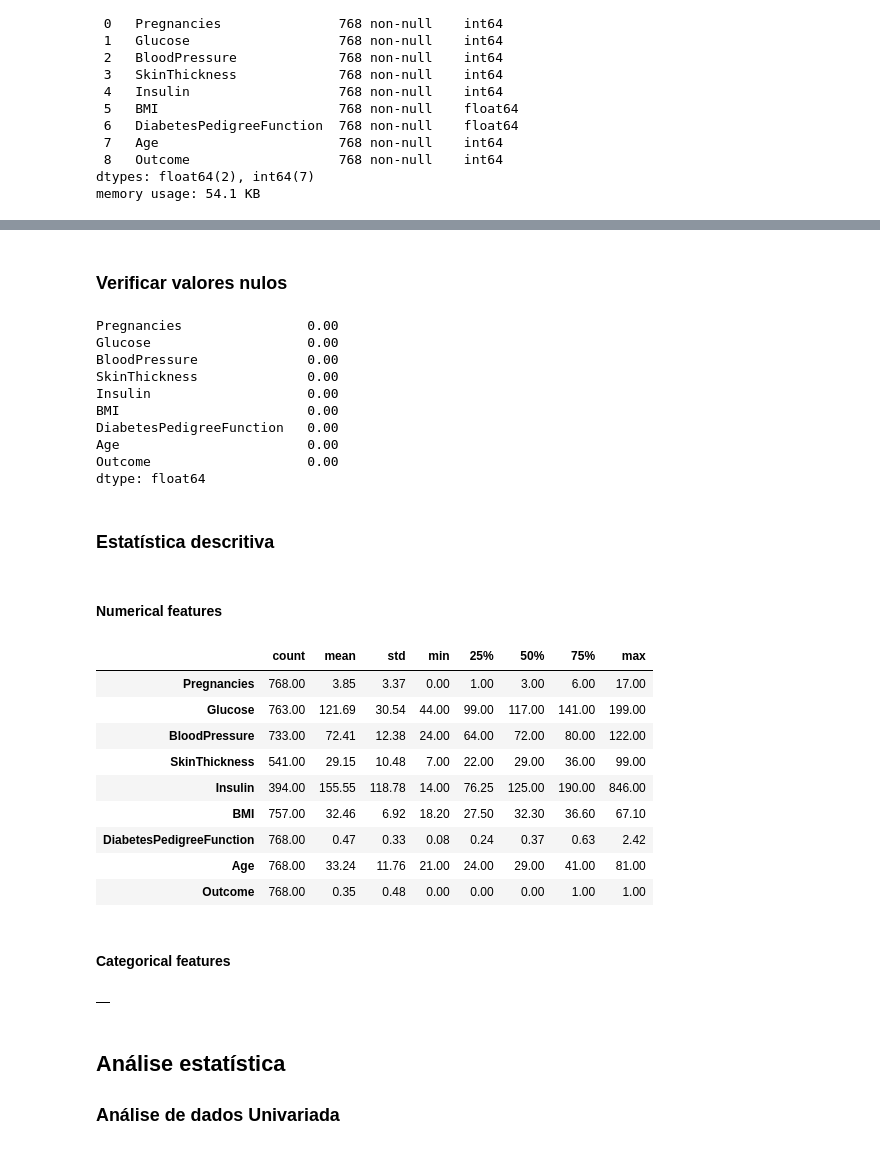
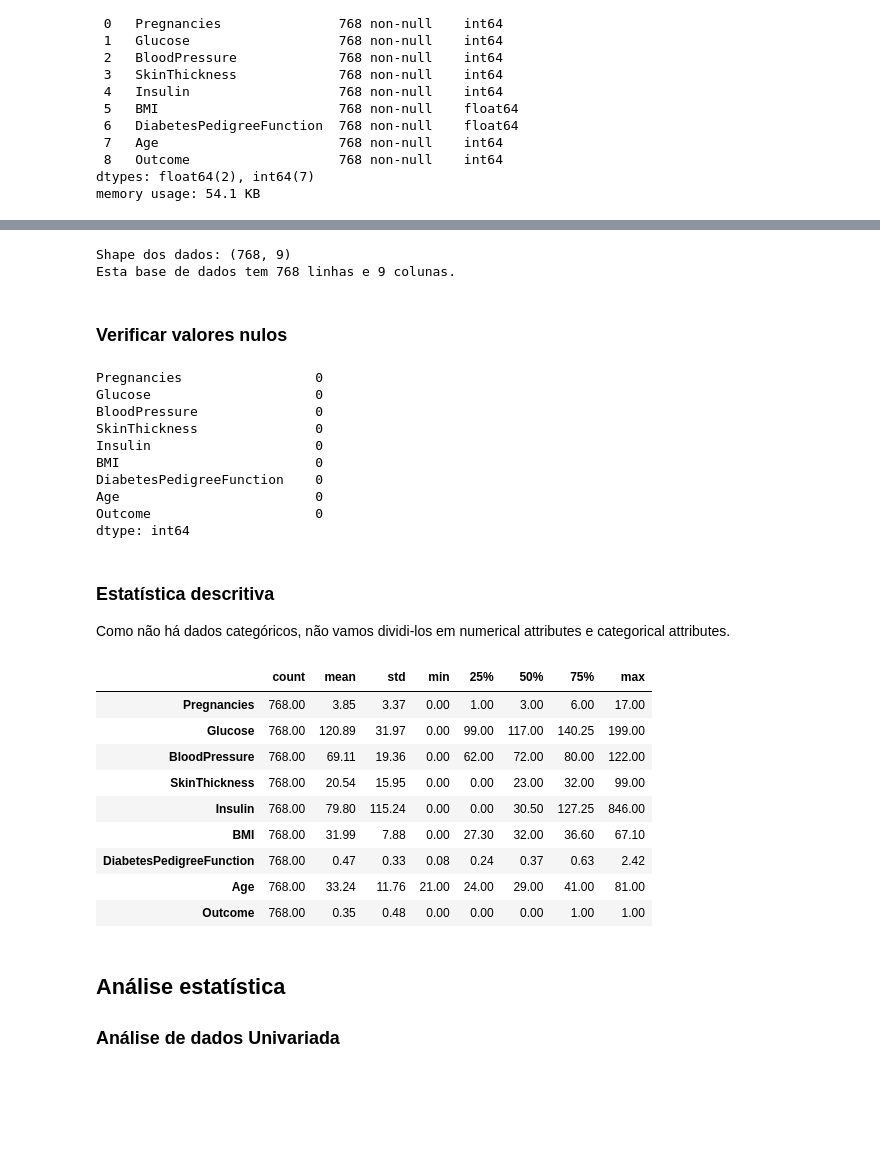
Before and after one commit to gaamelu/kaggle-pima-indians-diabetes-database-logistic-regression, a Jupyter notebook: notebook.ipynb, the cells around one changed output, grey strips where cells are left out. Saved outputs shown, nothing was run; the diff lists cells and outputs as text; code cells hidden in the pictures; blank space fills up the shorter version.

```diff
--- a/notebook.ipynb
+++ b/notebook.ipynb
@@ -119,17 +130,22 @@ dtype: int64
+# %%
+# Verificar o formato dos dados
+print(f'Shape dos dados: {df.shape}')
+print(f'Esta base de dados tem {df.shape[0]} linhas e {df.shape[1]} colunas.')
+# %% [output]
+Shape dos dados: (768, 9)
+Esta base de dados tem 768 linhas e 9 colunas.
 # %% [markdown]
 ### Verificar valores nulos
 # %%
-df.isnull().mean()
+df.isnull().sum()
 # %% [output]
-Pregnancies                0.00
-Glucose                    0.00
-BloodPressure              0.00
-SkinThickness              0.00
-Insulin                    0.00
-BMI                        0.00
-DiabetesPedigreeFunction   0.00
-Age                        0.00
-Outcome                    0.00
-dtype: float64
+Pregnancies                 0
+Glucose                     0
+BloodPressure               0
+SkinThickness               0
+Insulin                     0
+BMI                         0
+DiabetesPedigreeFunction    0
+Age                         0
+Outcome                     0
+dtype: int64
-# %% [markdown]
-### Estatística descritiva
@@ -140,26 +152,17 @@ categorical_attributes = df.select_dtypes(exclude=['int64', 'float64'])
-# %% [markdown]
-#### Numerical features
+# %% [markdown]
+### Estatística descritiva
+
+Como não há dados categóricos, não vamos dividi-los em numerical attributes e categorical attributes.
 # %%
-numerical_attributes.describe().T
+df.describe().T
 # %% [output]
 |  | count | mean | std | min | 25% | 50% | 75% | max |
 | Pregnancies | 768.00 | 3.85 | 3.37 | 0.00 | 1.00 | 3.00 | 6.00 | 17.00 |
-| Glucose | 763.00 | 121.69 | 30.54 | 44.00 | 99.00 | 117.00 | 141.00 | 199.00 |
-| BloodPressure | 733.00 | 72.41 | 12.38 | 24.00 | 64.00 | 72.00 | 80.00 | 122.00 |
-| SkinThickness | 541.00 | 29.15 | 10.48 | 7.00 | 22.00 | 29.00 | 36.00 | 99.00 |
-| Insulin | 394.00 | 155.55 | 118.78 | 14.00 | 76.25 | 125.00 | 190.00 | 846.00 |
-| BMI | 757.00 | 32.46 | 6.92 | 18.20 | 27.50 | 32.30 | 36.60 | 67.10 |
+| Glucose | 768.00 | 120.89 | 31.97 | 0.00 | 99.00 | 117.00 | 140.25 | 199.00 |
+| BloodPressure | 768.00 | 69.11 | 19.36 | 0.00 | 62.00 | 72.00 | 80.00 | 122.00 |
+| SkinThickness | 768.00 | 20.54 | 15.95 | 0.00 | 0.00 | 23.00 | 32.00 | 99.00 |
+| Insulin | 768.00 | 79.80 | 115.24 | 0.00 | 0.00 | 30.50 | 127.25 | 846.00 |
+| BMI | 768.00 | 31.99 | 7.88 | 0.00 | 27.30 | 32.00 | 36.60 | 67.10 |
 | DiabetesPedigreeFunction | 768.00 | 0.47 | 0.33 | 0.08 | 0.24 | 0.37 | 0.63 | 2.42 |
 | Age | 768.00 | 33.24 | 11.76 | 21.00 | 24.00 | 29.00 | 41.00 | 81.00 |
 | Outcome | 768.00 | 0.35 | 0.48 | 0.00 | 0.00 | 0.00 | 1.00 | 1.00 |
-# %% [markdown]
-#### Categorical features
-# %%
-pd.DataFrame([{
-        "Feature": name,
-         "Distinct category count": categorical_attributes[name].unique().shape[0]
-        } for name in categorical_attributes])
-
-#TODO: Listar itens únicos por categoria
-# %% [output]
-|  |
```
Also changed, not shown: parts of 20 cells of this notebook, 1 other file.
